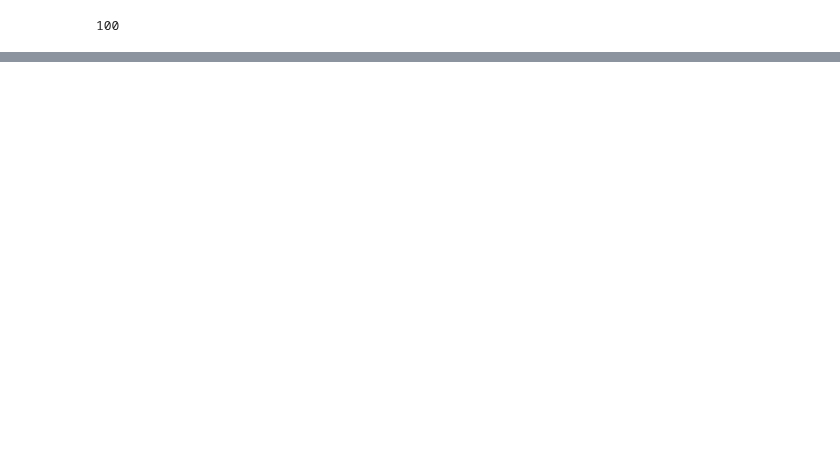
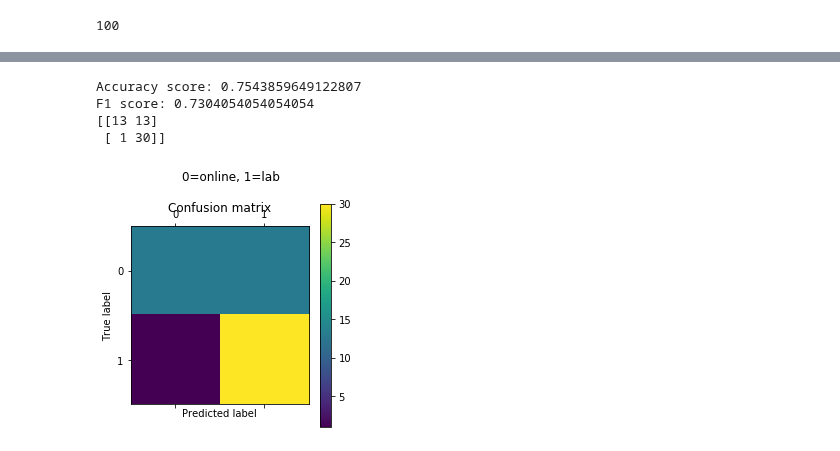
Before and after one commit to DJSaunders1997/Masters-Project, a Jupyter notebook: HMM.ipynb, the cells around one changed output, grey strips where cells are left out. Saved outputs shown, nothing was run; the diff lists cells and outputs as text; code cells hidden in the pictures; blank space fills up the shorter version.

Commit message:
NB classifier on generated and generated ngrams

```diff
--- a/HMM.ipynb
+++ b/HMM.ipynb
@@ -2621,0 +728,11 @@ data_turk.shape
+# %%
+print(len(turk_labels))
+print(len(lab_labels))
+print(len(generated_labels))
+print(len(np.append(lab_labels, generated_labels)))
+print(len(turk_labels[:114]))
+
+X = np.concatenate((turk_targets[:114], lab_targets, generated_targets))
+y = np.concatenate((turk_labels[:114], lab_labels, generated_labels))
+
+len(X), len(y)
@@ -2621,0 +746,35 @@ data_turk.shape
+# %%
+# Test train split
+X_train, X_test, y_train, y_test = train_test_split(X, y)
+# %%
+# Vectorise data and train NB model
+
+vectorizer = CountVectorizer(token_pattern='(.*?,)')
+counts = vectorizer.fit_transform(X_train)
+
+classifier = MultinomialNB()
+targets = y_train
+classifier.fit(counts, targets)
+
+example_count = vectorizer.transform(X_test)
+predictions = classifier.predict(example_count)
+
+print( f'Accuracy score: {accuracy_score(y_test, predictions)}' )
+f1 = f1_score(y_test, predictions, average='macro')
+print( f'F1 score: {f1}' )
+cm = confusion_matrix(y_test, predictions)
+print(cm)
+
+plt.matshow(cm)
+plt.title('Confusion matrix')
+plt.suptitle('0=online, 1=lab')
+plt.colorbar()
+plt.ylabel('True label')
+plt.xlabel('Predicted label')
+plt.show()
+# %% [output]
+Accuracy score: 0.7543859649122807
+F1 score: 0.7304054054054054
+[[13 13]
+ [ 1 30]]
+[figure, added]
```
Also changed, not shown: parts of 37 cells of this notebook.
